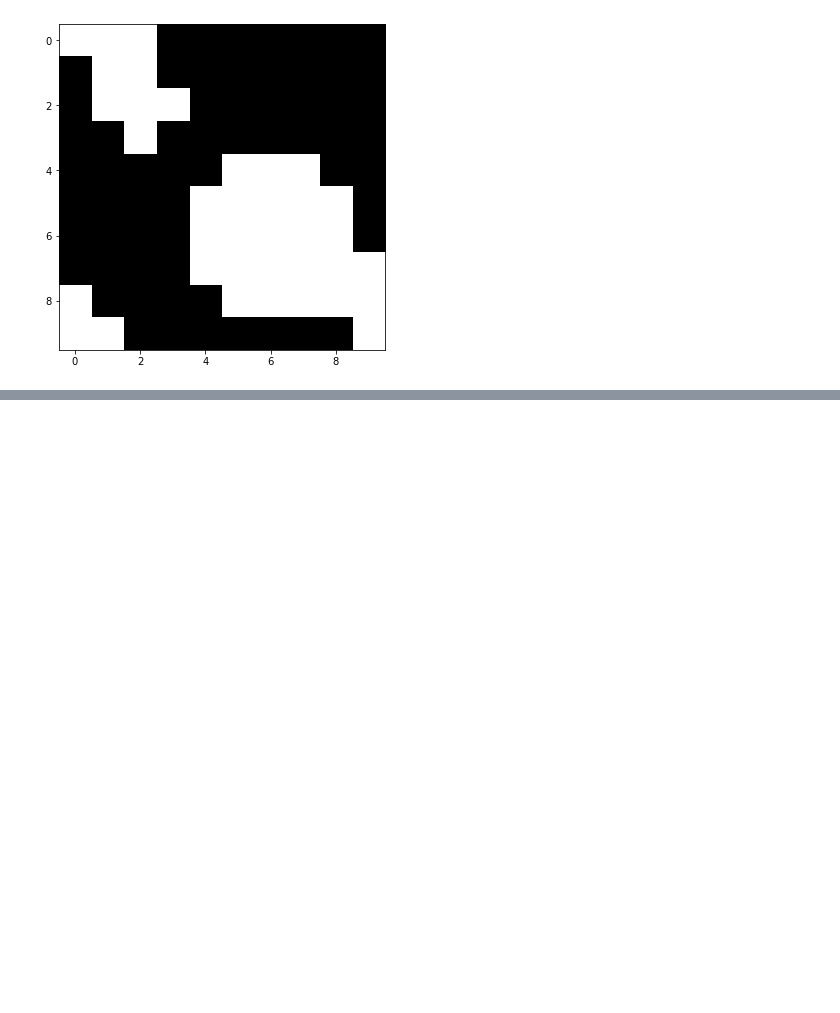
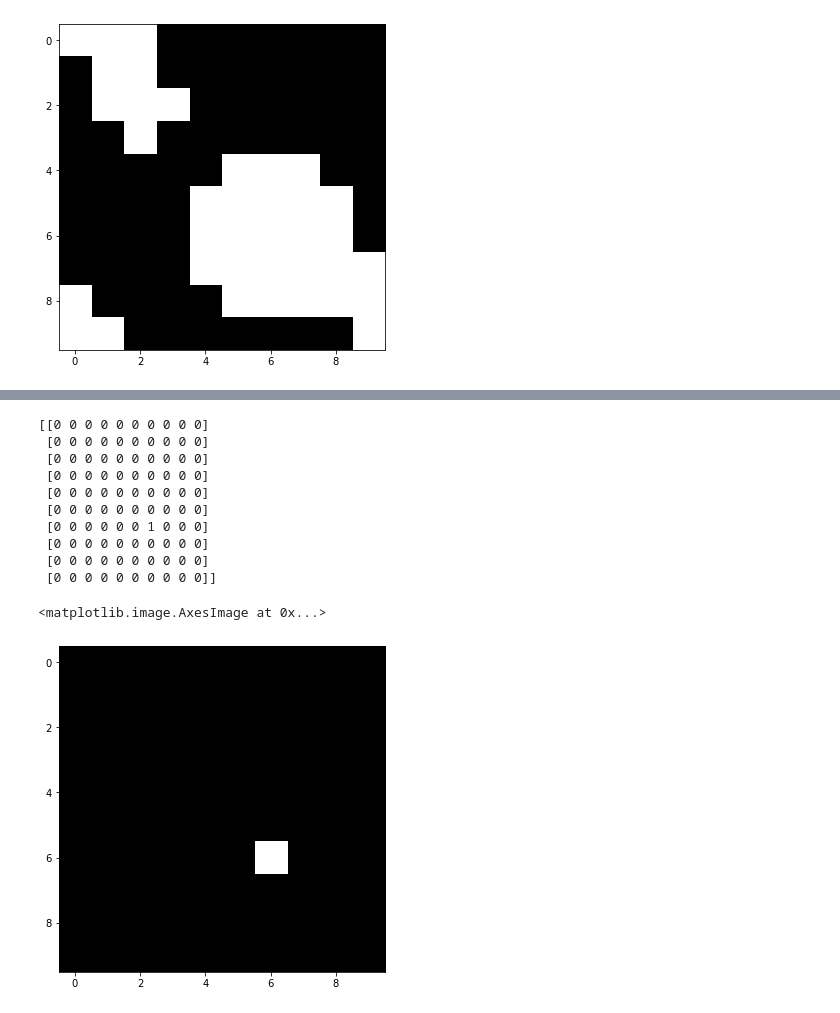
Before and after one commit to DastanIqbal/LearnOpenCV, a Jupyter notebook: src/OpenCV/week3/4-morphingFromScratch/dilationFromScratchMethod2.ipynb, the cells around one changed output, grey strips where cells are left out. Saved outputs shown, nothing was run; the diff lists cells and outputs as text; code cells hidden in the pictures; blank space fills up the shorter version.

```diff
--- a/src/OpenCV/week3/4-morphingFromScratch/dilationFromScratchMethod2.ipynb
+++ b/src/OpenCV/week3/4-morphingFromScratch/dilationFromScratchMethod2.ipynb
@@ -160,0 +232,18 @@ plt.imshow(dilatedImage)
+# %%
+# Display final image (cropped)
+erodedImage = paddedErodedIm[border:border + height, border:border + width]
+print(erodedImage)
+plt.imshow(erodedImage)
+# %% [output]
+[[0 0 0 0 0 0 0 0 0 0]
+ [0 0 0 0 0 0 0 0 0 0]
+ [0 0 0 0 0 0 0 0 0 0]
+ [0 0 0 0 0 0 0 0 0 0]
+ [0 0 0 0 0 0 0 0 0 0]
+ [0 0 0 0 0 0 0 0 0 0]
+ [0 0 0 0 0 0 1 0 0 0]
+ [0 0 0 0 0 0 0 0 0 0]
+ [0 0 0 0 0 0 0 0 0 0]
+ [0 0 0 0 0 0 0 0 0 0]]
+<matplotlib.image.AxesImage at 0x...>
+[figure, added]
```
Also changed, not shown: parts of 6 cells of this notebook, 1 other file.
